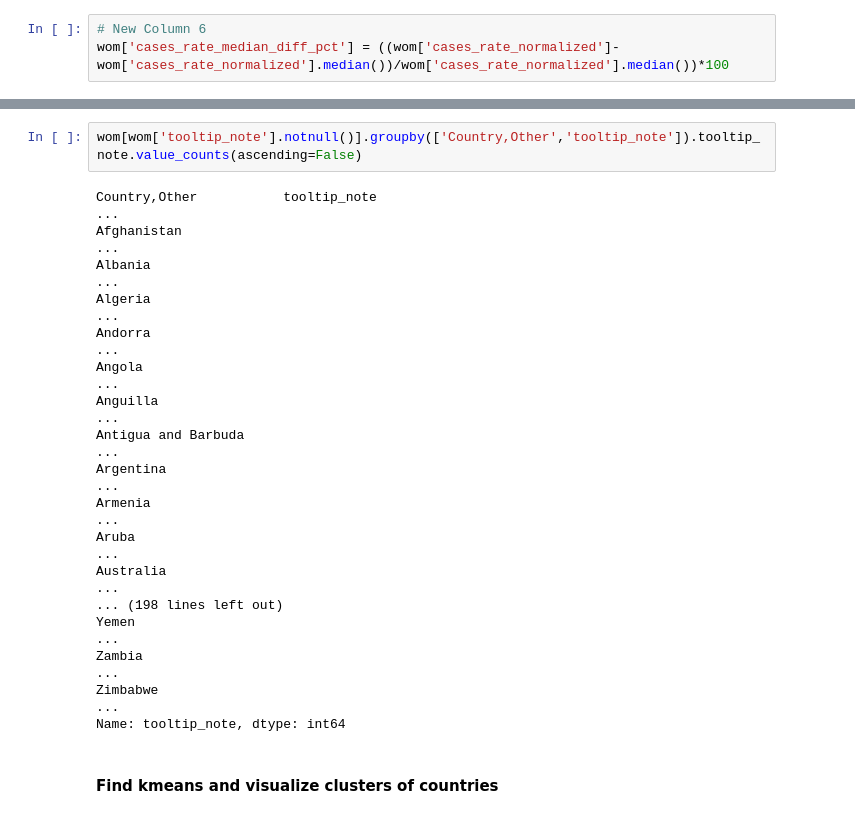
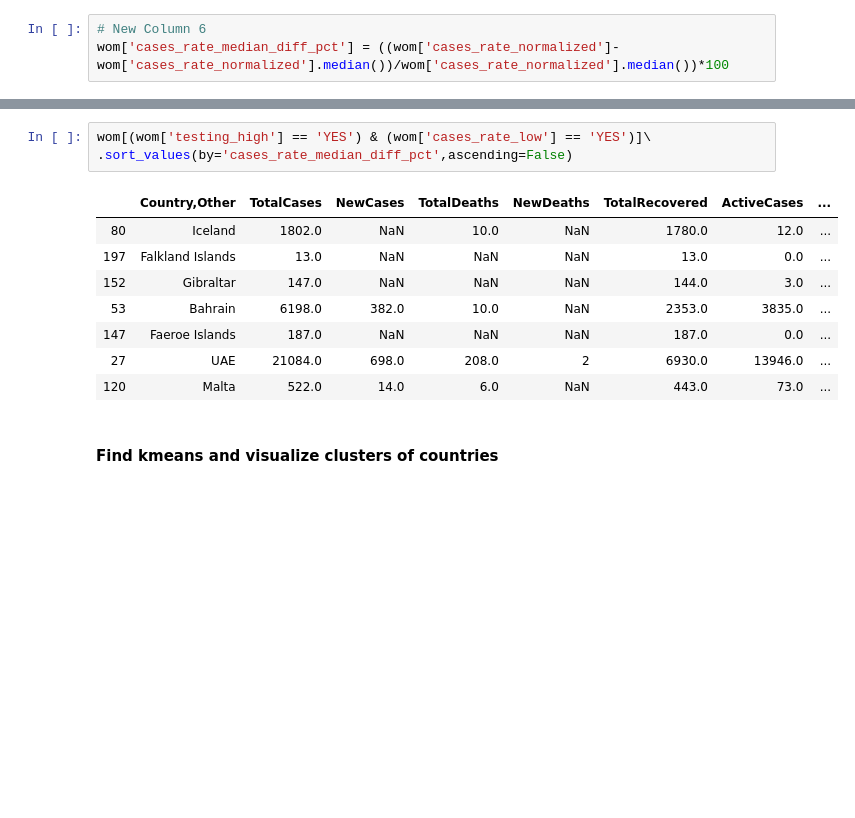
Before and after one commit to kellykiki/COVID19, a Jupyter notebook: COVID19-TESTING & CASES RATIOS.ipynb, the cells around one changed output, grey strips where cells are left out. Saved outputs shown, nothing was run; the diff lists cells and outputs as text; blank space fills up the shorter version.

```diff
--- a/COVID19-TESTING & CASES RATIOS.ipynb
+++ b/COVID19-TESTING & CASES RATIOS.ipynb
@@ -138,23 +137,15 @@ wom.sort_values(by='testing_median_diff_pct',ascending=False).head(8)
-# %%
-wom[wom['tooltip_note'].notnull()].groupby(['Country,Other','tooltip_note']).tooltip_note.value_counts(ascending=False)
-# %% [output]
-Country,Other           tooltip_note                                                                                                                                                                     ...
-Afghanistan                                                                                                                                                                                              ...
-Albania                                                                                                                                                                                                  ...
-Algeria                                                                                                                                                                                                  ...
-Andorra                                                                                                                                                                                                  ...
-Angola                                                                                                                                                                                                   ...
-Anguilla                                                                                                                                                                                                 ...
-Antigua and Barbuda                                                                                                                                                                                      ...
-Argentina                                                                                                                                                                                                ...
-Armenia                                                                                                                                                                                                  ...
-Aruba                                                                                                                                                                                                    ...
-Australia                                                                                                                                                                                                ...
-... (198 lines left out)
-Yemen                                                                                                                                                                                                    ...
-Zambia                                                                                                                                                                                                   ...
-Zimbabwe                                                                                                                                                                                                 ...
-Name: tooltip_note, dtype: int64
+# %%
+wom[(wom['testing_high'] == 'YES') & (wom['cases_rate_low'] == 'YES')]\
+.sort_values(by='cases_rate_median_diff_pct',ascending=False)
+# %% [output]
+|  | Country,Other | TotalCases | NewCases | TotalDeaths | NewDeaths | TotalRecovered | ActiveCases | ... |
+| 80 | Iceland | 1802.0 | NaN | 10.0 | NaN | 1780.0 | 12.0 | ... |
+| 197 | Falkland Islands | 13.0 | NaN | NaN | NaN | 13.0 | 0.0 | ... |
+| 152 | Gibraltar | 147.0 | NaN | NaN | NaN | 144.0 | 3.0 | ... |
+| 53 | Bahrain | 6198.0 | 382.0 | 10.0 | NaN | 2353.0 | 3835.0 | ... |
+| 147 | Faeroe Islands | 187.0 | NaN | NaN | NaN | 187.0 | 0.0 | ... |
+| 27 | UAE | 21084.0 | 698.0 | 208.0 | 2 | 6930.0 | 13946.0 | ... |
+| 120 | Malta | 522.0 | 14.0 | 6.0 | NaN | 443.0 | 73.0 | ... |
 # %% [markdown]
 #### Find kmeans and visualize clusters of countries
 # %%
```
Also changed, not shown: parts of 15 cells of this notebook.
